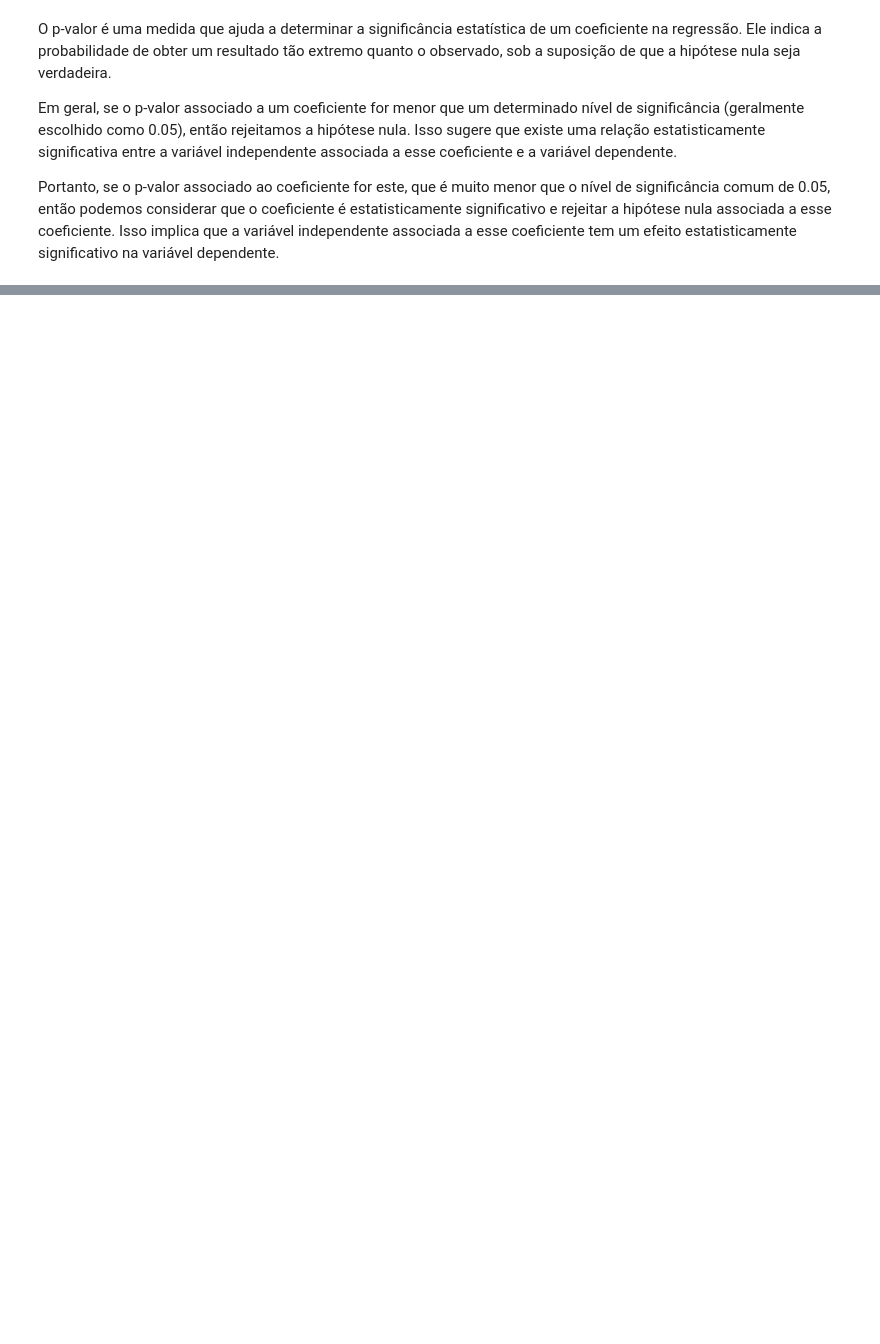
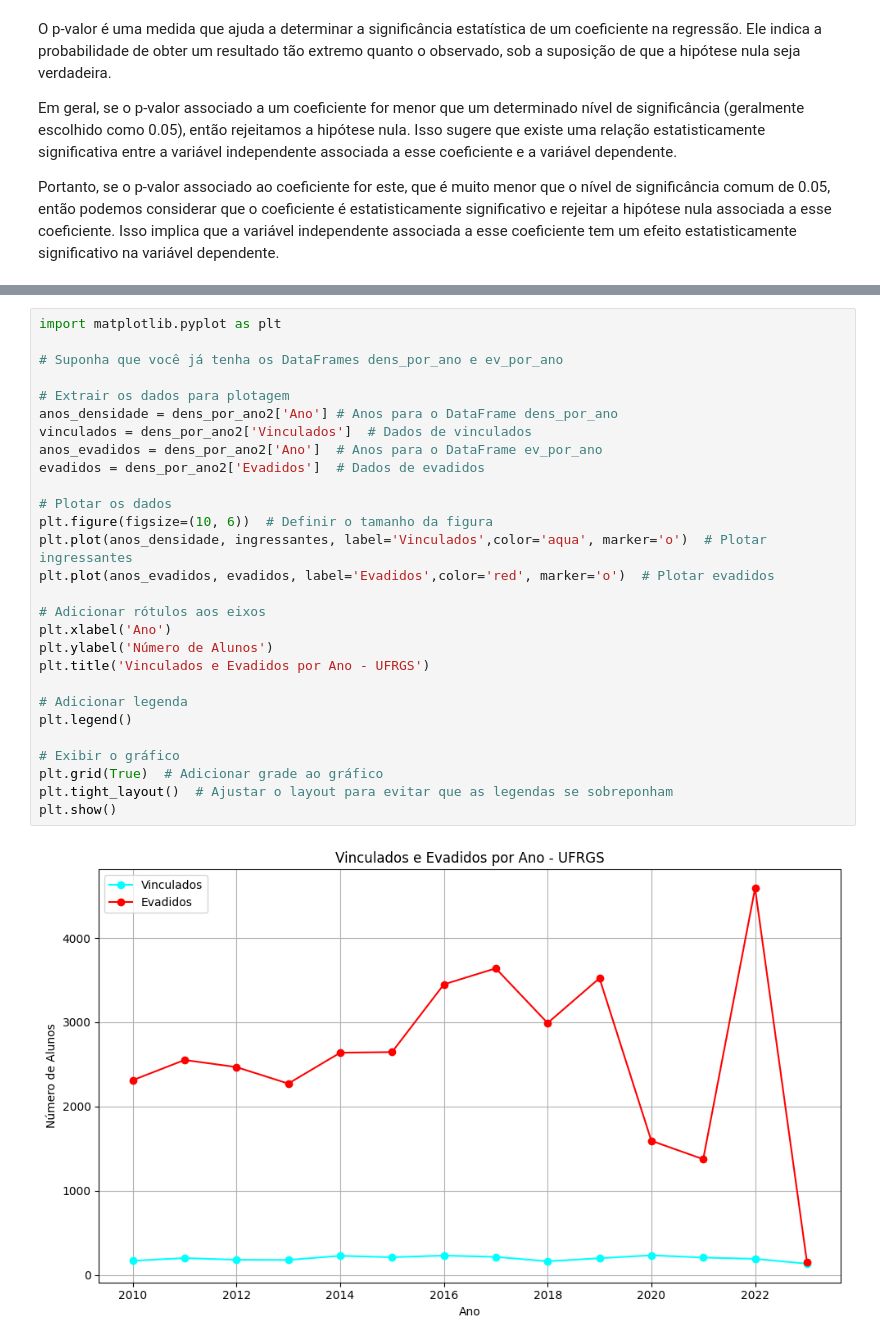
Before and after one commit to psicosleazy-dev/tcc, a Jupyter notebook: start_notebook.ipynb, the cells around one changed output, grey strips where cells are left out. Cells and saved outputs as stored; diff of their text form; blank space fills up the shorter version.

```diff
--- a/start_notebook.ipynb
+++ b/start_notebook.ipynb
@@ -449,0 +485,30 @@ Portanto, se o p-valor associado ao coeficiente for este, que é muito menor que
+# %%
+import matplotlib.pyplot as plt
+
+# Suponha que você já tenha os DataFrames dens_por_ano e ev_por_ano
+
+# Extrair os dados para plotagem
+anos_densidade = dens_por_ano2['Ano'] # Anos para o DataFrame dens_por_ano
+vinculados = dens_por_ano2['Vinculados']  # Dados de vinculados
+anos_evadidos = dens_por_ano2['Ano']  # Anos para o DataFrame ev_por_ano
+evadidos = dens_por_ano2['Evadidos']  # Dados de evadidos
+
+# Plotar os dados
+plt.figure(figsize=(10, 6))  # Definir o tamanho da figura
+plt.plot(anos_densidade, ingressantes, label='Vinculados',color='aqua', marker='o')  # Plotar ingressantes
+plt.plot(anos_evadidos, evadidos, label='Evadidos',color='red', marker='o')  # Plotar evadidos
+
+# Adicionar rótulos aos eixos
+plt.xlabel('Ano')
+plt.ylabel('Número de Alunos')
+plt.title('Vinculados e Evadidos por Ano - UFRGS')
+
+# Adicionar legenda
+plt.legend()
+
+# Exibir o gráfico
+plt.grid(True)  # Adicionar grade ao gráfico
+plt.tight_layout()  # Ajustar o layout para evitar que as legendas se sobreponham
+plt.show()
+# %% [output]
+[figure, added]
```
Also changed, not shown: parts of 13 cells of this notebook, 1 other file.
